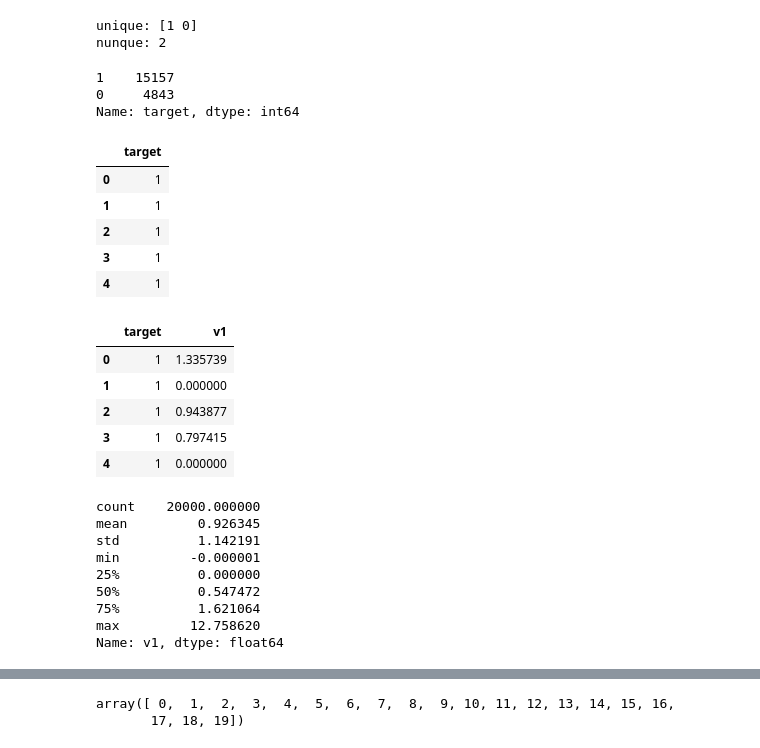
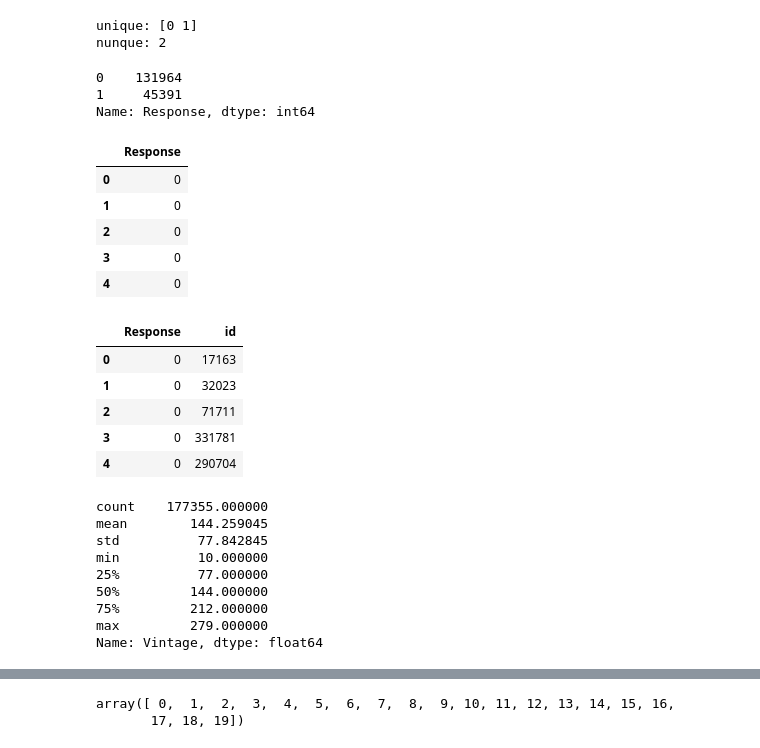
Before and after one commit to wook1990/insomnia, a Jupyter notebook: 02. STUDY/[2021]/98.book_code/chap6_pandas&numpy.ipynb, the cells around one changed output, grey strips where cells are left out. Saved outputs shown, nothing was run; the diff lists cells and outputs as text; code cells hidden in the pictures.

```diff
--- a/02. STUDY/[2021]/98.book_code/chap6_pandas&numpy.ipynb
+++ b/02. STUDY/[2021]/98.book_code/chap6_pandas&numpy.ipynb
@@ -21,8 +17,19 @@ import numpy as np
+# %%
+# 필요 라이브러리 불러오기
+import pandas
+import numpy
+import warnings
+
+warnings.filterwarnings(action="ignore")
+# 데이터 경로
+PATH = "C:/Users/WAI/OneDrive/03.WORKSPACE/00.DATA/99.KAGGLE/insurance/"
+# 데이터 명
+DATA_NAME = "14. Learning from Imbalaced Insurance Data/aug_train_mod_2.csv"
 # %%
 # 데이터 불러오기 및 데이터 규모 파악
-df = pd.read_csv('BookExample.csv')
+df = pandas.read_csv(PATH + DATA_NAME, index_col =False)
 print("Data Shape:", df.shape)
 
 # 데이터 앞 5개 확인
-df.head()
+print(df.head())
 # %% [output]
@@ -103,51 +115,51 @@ v31       0
 dtype: int64
 # %%
 # unique/nunique 한 값 확인
-print("unique:", df["target"].unique())
-print("nunque:", df["target"].nunique())
+print("unique:", df["Response"].unique())
+print("nunque:", df["Response"].nunique())
 # %% [output]
-unique: [1 0]
+unique: [0 1]
 nunque: 2
 # %%
 # 범주형 데이터 빈도수 파악
-df["target"].value_counts()
+df["Response"].value_counts()
 # %% [output]
-1    15157
-0     4843
-Name: target, dtype: int64
+0    131964
+1     45391
+Name: Response, dtype: int64
 # %%
 # target컬럼 데이터만 추출
-df[["target"]].head()
+df[["Response"]].head()
 # %% [output]
-|  | target |
-| 0 | 1 |
-| 1 | 1 |
-| 2 | 1 |
-| 3 | 1 |
-| 4 | 1 |
+|  | Response |
+| 0 | 0 |
+| 1 | 0 |
+| 2 | 0 |
+| 3 | 0 |
+| 4 | 0 |
 # %%
 # ID 및 target 컬럼 데이터만 추출
-df[["target", "v1"]].head()
+df[["Response", "id"]].head()
 # %% [output]
-|  | target | v1 |
-| 0 | 1 | 1.335739 |
-| 1 | 1 | 0.000000 |
-| 2 | 1 | 0.943877 |
-| 3 | 1 | 0.797415 |
-| 4 | 1 | 0.000000 |
+|  | Response | id |
+| 0 | 0 | 17163 |
+| 1 | 0 | 32023 |
+| 2 | 0 | 71711 |
+| 3 | 0 | 331781 |
+| 4 | 0 | 290704 |
 # %%
 # 특정 컬럼 통계치 확인
-df["v1"].describe()
+df["Vintage"].describe()
 # %% [output]
-count    20000.000000
-mean         0.926345
-std          1.142191
-min         -0.000001
-25%          0.000000
-50%          0.547472
-75%          1.621064
-max         12.758620
-Name: v1, dtype: float64
+count    177355.000000
+mean        144.259045
+std          77.842845
+min          10.000000
+25%          77.000000
+50%         144.000000
+75%         212.000000
+max         279.000000
+Name: Vintage, dtype: float64
 # %%
 # 특정 타입의 데이터만 추출
 # ("object, int32, int64, float32, float64" - 중 선택 가능)
```
Also changed, not shown: parts of 20 cells of this notebook, 8 other files.
